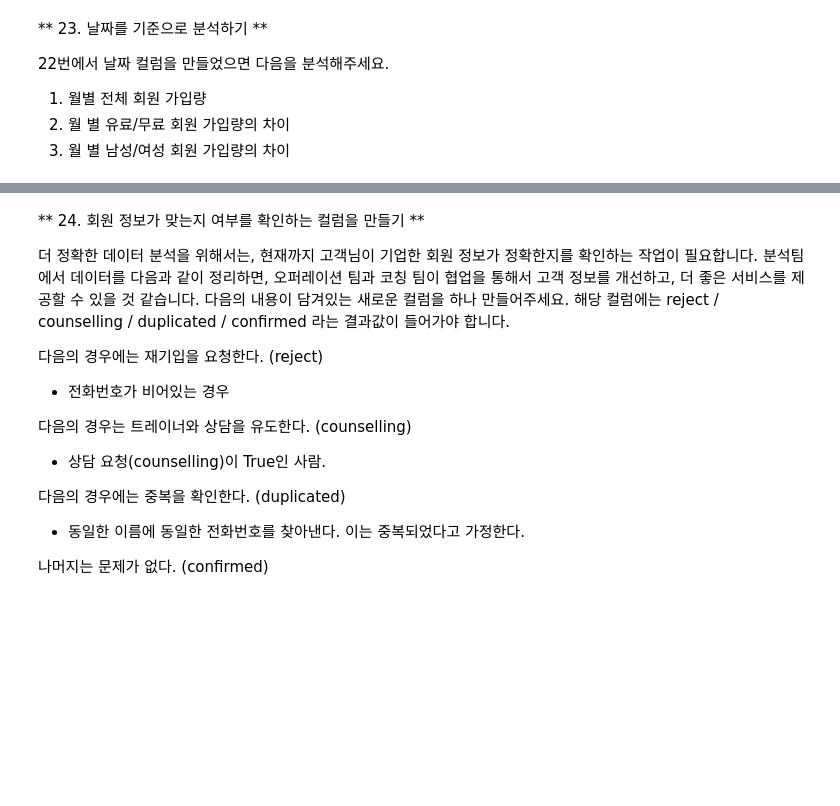
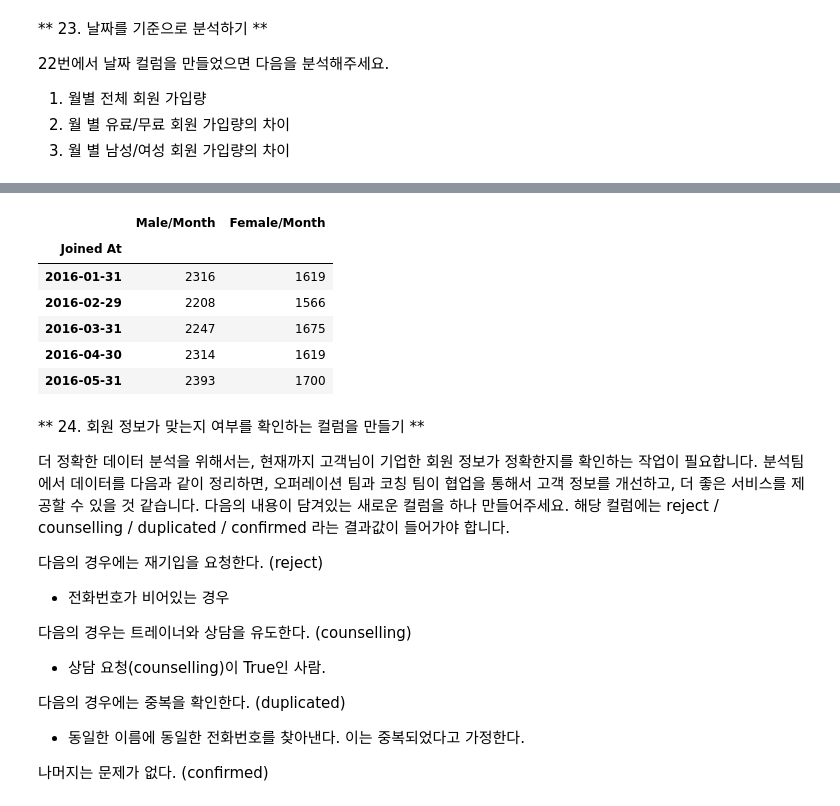
Before and after one commit to yudong80/dastudy, a Jupyter notebook: pandaslab/pandaslab_02_B.ipynb, the cells around one changed output, grey strips where cells are left out. Cells and saved outputs as stored; diff of their text form; code cells hidden in the pictures; blank space fills up the shorter version.

```diff
--- a/pandaslab/pandaslab_02_B.ipynb
+++ b/pandaslab/pandaslab_02_B.ipynb
@@ -435,0 +420,12 @@ df['Updated At'] = tmp['Updated At'].copy()
+# %%
+# df.groupby(pd.Grouper(freq="M")).sum()
+# In [23]: per = df.Date.dt.to_period("M")  # new way to get the same
+
+# In [24]: g = df.groupby(per)
+
+# In [25]: g.sum()
+
+#요건 일별이고
+# df.groupby(df["Joined At"]).sum()
+
+tmp = tmp.set_index(tmp['Joined At'])
@@ -436,3 +489,18 @@ df['Updated At'] = tmp['Updated At'].copy()
+# %%
+t_male = tmp.loc[tmp['Gender'] == 'male', 'One'].resample('M').sum()
+t_female = tmp.loc[tmp['Gender'] == 'female', 'One'].resample('M').sum()
+df2 = t_male.to_frame()
+df2 = df2.rename(columns={'One' : 'Male/Month'})
+df2['Female/Month'] = t_female
+df2.head()
+# %% [output]
+|  | Male/Month | Female/Month |
+| Joined At |  |  |
+| 2016-01-31 | 2316 | 1619 |
+| 2016-02-29 | 2208 | 1566 |
+| 2016-03-31 | 2247 | 1675 |
+| 2016-04-30 | 2314 | 1619 |
+| 2016-05-31 | 2393 | 1700 |
 # %% [markdown]
 ** 24. 회원 정보가 맞는지 여부를 확인하는 컬럼을 만들기 **
 
```
Also changed, not shown: parts of 19 cells of this notebook, 1 other file.
